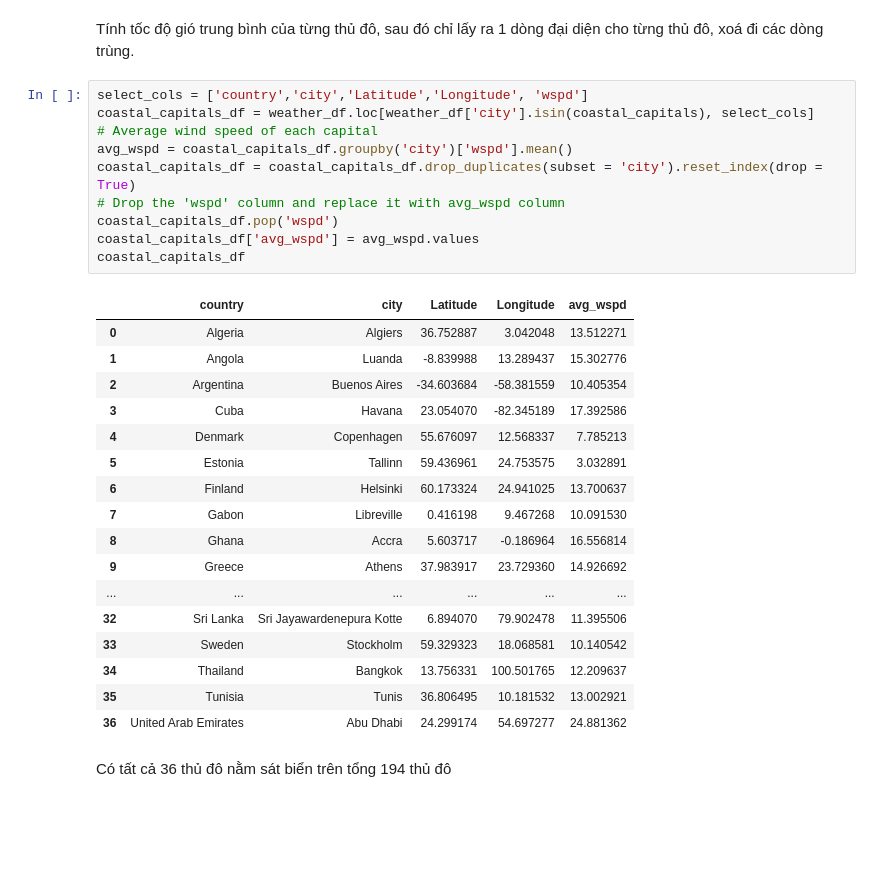
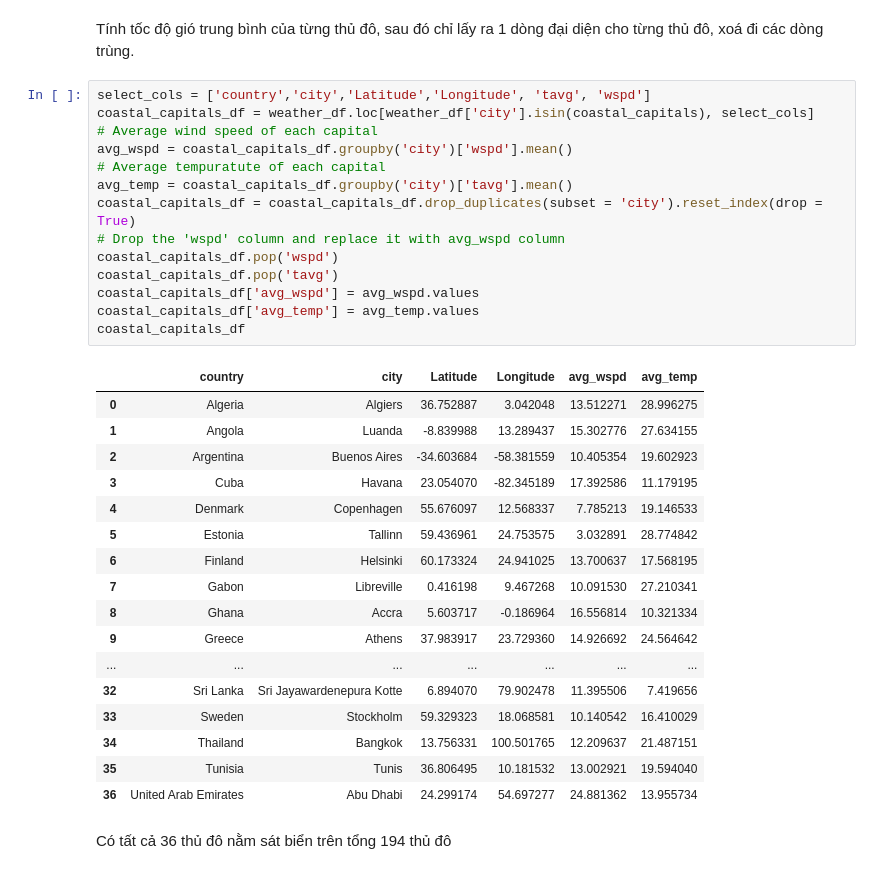
Before and after one commit to the0nlyWyvern/Weather-Analysis, a Jupyter notebook: UnderstanData_Part2.ipynb, the cells around one changed output. Saved outputs shown, nothing was run; the diff lists cells and outputs as text; blank space fills up the shorter version.

```diff
--- a/UnderstanData_Part2.ipynb
+++ b/UnderstanData_Part2.ipynb
@@ -244,33 +244,37 @@ Can't find Liberia the data
 # %% [markdown]
 Tính tốc độ gió trung bình của từng thủ đô, sau đó chỉ lấy ra 1 dòng đại diện cho từng thủ đô, xoá đi các dòng trùng.
 # %%
-select_cols = ['country','city','Latitude','Longitude', 'wspd']
+select_cols = ['country','city','Latitude','Longitude', 'tavg', 'wspd']
 coastal_capitals_df = weather_df.loc[weather_df['city'].isin(coastal_capitals), select_cols]
 # Average wind speed of each capital
 avg_wspd = coastal_capitals_df.groupby('city')['wspd'].mean()
+# Average tempuratute of each capital
+avg_temp = coastal_capitals_df.groupby('city')['tavg'].mean()
 coastal_capitals_df = coastal_capitals_df.drop_duplicates(subset = 'city').reset_index(drop = True)
 # Drop the 'wspd' column and replace it with avg_wspd column
 coastal_capitals_df.pop('wspd')
+coastal_capitals_df.pop('tavg')
 coastal_capitals_df['avg_wspd'] = avg_wspd.values
+coastal_capitals_df['avg_temp'] = avg_temp.values
 coastal_capitals_df
 # %% [output]
-|  | country | city | Latitude | Longitude | avg_wspd |
-| 0 | Algeria | Algiers | 36.752887 | 3.042048 | 13.512271 |
-| 1 | Angola | Luanda | -8.839988 | 13.289437 | 15.302776 |
-| 2 | Argentina | Buenos Aires | -34.603684 | -58.381559 | 10.405354 |
-| 3 | Cuba | Havana | 23.054070 | -82.345189 | 17.392586 |
-| 4 | Denmark | Copenhagen | 55.676097 | 12.568337 | 7.785213 |
-| 5 | Estonia | Tallinn | 59.436961 | 24.753575 | 3.032891 |
-| 6 | Finland | Helsinki | 60.173324 | 24.941025 | 13.700637 |
-| 7 | Gabon | Libreville | 0.416198 | 9.467268 | 10.091530 |
-| 8 | Ghana | Accra | 5.603717 | -0.186964 | 16.556814 |
-| 9 | Greece | Athens | 37.983917 | 23.729360 | 14.926692 |
-| ... | ... | ... | ... | ... | ... |
-| 32 | Sri Lanka | Sri Jayawardenepura Kotte | 6.894070 | 79.902478 | 11.395506 |
-| 33 | Sweden | Stockholm | 59.329323 | 18.068581 | 10.140542 |
-| 34 | Thailand | Bangkok | 13.756331 | 100.501765 | 12.209637 |
-| 35 | Tunisia | Tunis | 36.806495 | 10.181532 | 13.002921 |
-| 36 | United Arab Emirates | Abu Dhabi | 24.299174 | 54.697277 | 24.881362 |
+|  | country | city | Latitude | Longitude | avg_wspd | avg_temp |
+| 0 | Algeria | Algiers | 36.752887 | 3.042048 | 13.512271 | 28.996275 |
+| 1 | Angola | Luanda | -8.839988 | 13.289437 | 15.302776 | 27.634155 |
+| 2 | Argentina | Buenos Aires | -34.603684 | -58.381559 | 10.405354 | 19.602923 |
+| 3 | Cuba | Havana | 23.054070 | -82.345189 | 17.392586 | 11.179195 |
+| 4 | Denmark | Copenhagen | 55.676097 | 12.568337 | 7.785213 | 19.146533 |
+| 5 | Estonia | Tallinn | 59.436961 | 24.753575 | 3.032891 | 28.774842 |
+| 6 | Finland | Helsinki | 60.173324 | 24.941025 | 13.700637 | 17.568195 |
+| 7 | Gabon | Libreville | 0.416198 | 9.467268 | 10.091530 | 27.210341 |
+| 8 | Ghana | Accra | 5.603717 | -0.186964 | 16.556814 | 10.321334 |
+| 9 | Greece | Athens | 37.983917 | 23.729360 | 14.926692 | 24.564642 |
+| ... | ... | ... | ... | ... | ... | ... |
+| 32 | Sri Lanka | Sri Jayawardenepura Kotte | 6.894070 | 79.902478 | 11.395506 | 7.419656 |
+| 33 | Sweden | Stockholm | 59.329323 | 18.068581 | 10.140542 | 16.410029 |
+| 34 | Thailand | Bangkok | 13.756331 | 100.501765 | 12.209637 | 21.487151 |
+| 35 | Tunisia | Tunis | 36.806495 | 10.181532 | 13.002921 | 19.594040 |
+| 36 | United Arab Emirates | Abu Dhabi | 24.299174 | 54.697277 | 24.881362 | 13.955734 |
 # %% [markdown]
 Có tất cả 36 thủ đô nằm sát biển trên tổng 194 thủ đô
 # %% [markdown]
```
Also changed, not shown: parts of 3 cells of this notebook.
